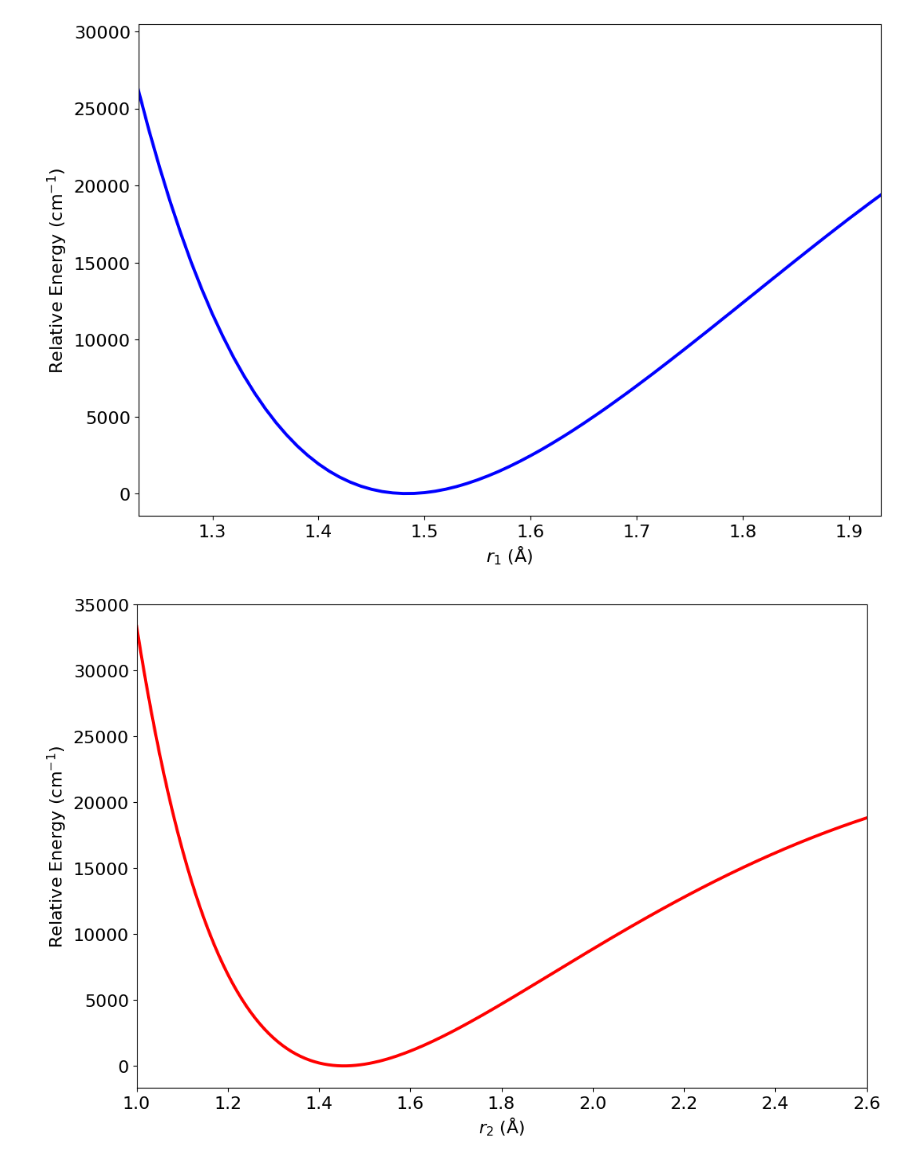
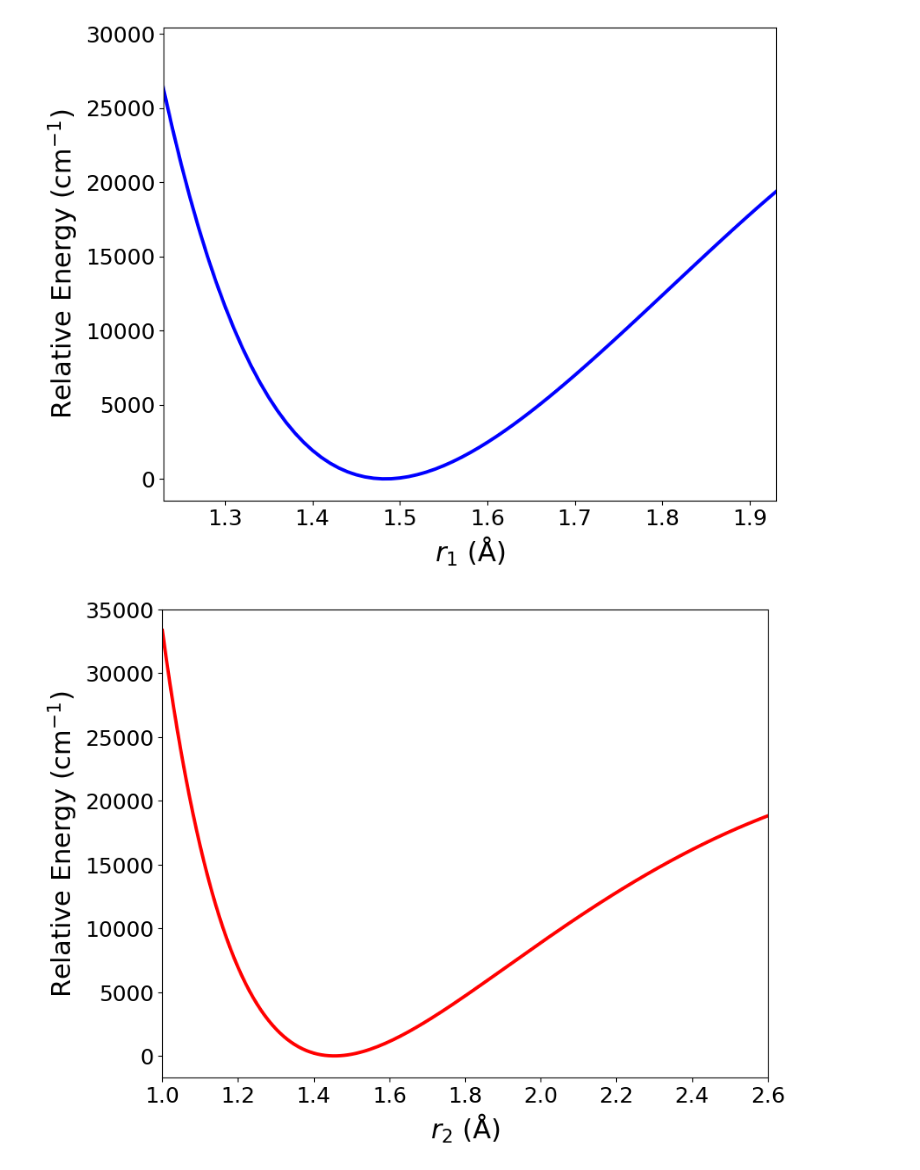
Before and after one commit to R-y-a-n-M-o-k/HPO, a Jupyter notebook: HPO_PES/plot_ab_initio.ipynb, the cells around one changed output. Drawn from its saved outputs; the diff is of its cells as text; code cells hidden in the pictures.

Commit message:
Adjusted figure sizes, added newly fitted PES, edited poster draft

```diff
--- a/HPO_PES/plot_ab_initio.ipynb
+++ b/HPO_PES/plot_ab_initio.ipynb
@@ -11,27 +11,27 @@ ab_initio_data[:, 3] = (ab_initio_data[:, 3] - min_energy) * hart_to_cm
 # %%
 end_idx = [0, 73, 234, 355]
 x_coord = [r'$r_1$ (Å)', r'$r_2$ (Å)', r'$\theta$ (°)']
 x_lower = [1.23, 1.00, 54]
 x_upper = [1.93, 2.6, 170]
 colors = ['blue', 'red', 'black']
 save_files = ['r1_PES.png', 'r2_PES.png', 'theta_PES.png']
 
 for i in range(3):
     coordinates = ab_initio_data[end_idx[i]:end_idx[i+1], i]
     energies = ab_initio_data[end_idx[i]:end_idx[i+1], 3]
 
-    plt.figure(figsize=(12, 8))
+    plt.figure(figsize=(9, 7))
     plt.plot(coordinates,
              energies,
              linestyle='-',
              linewidth = 2.8,
              color=colors[i])
-    plt.xlabel(x_coord[i], fontsize=16)
-    plt.ylabel(r'Relative Energy $(\text{cm}^{-1})$', fontsize=16)
+    plt.xlabel(x_coord[i], fontsize=22)
+    plt.ylabel(r'Relative Energy $(\text{cm}^{-1})$', fontsize=22)
     plt.xlim(x_lower[i], x_upper[i])
 
-    plt.tick_params(axis='both', labelsize=16)
+    plt.tick_params(axis='both', labelsize=18)
     plt.savefig(save_files[i], dpi=300, bbox_inches='tight', transparent=True)
 # %% [output]
-[figure, old version]
+[figure, new version]
-[figure, old version]
+[figure, new version]
```
Also changed, not shown: parts of 1 cell of this notebook, 20 other files.
